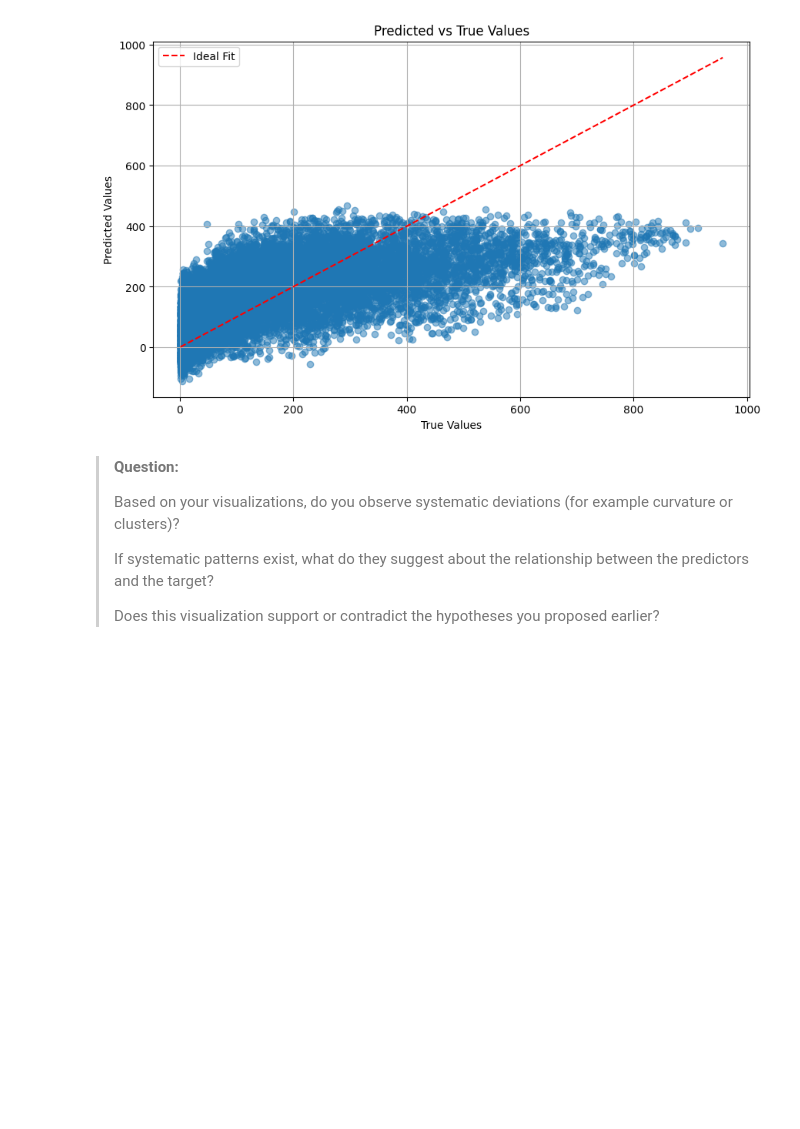
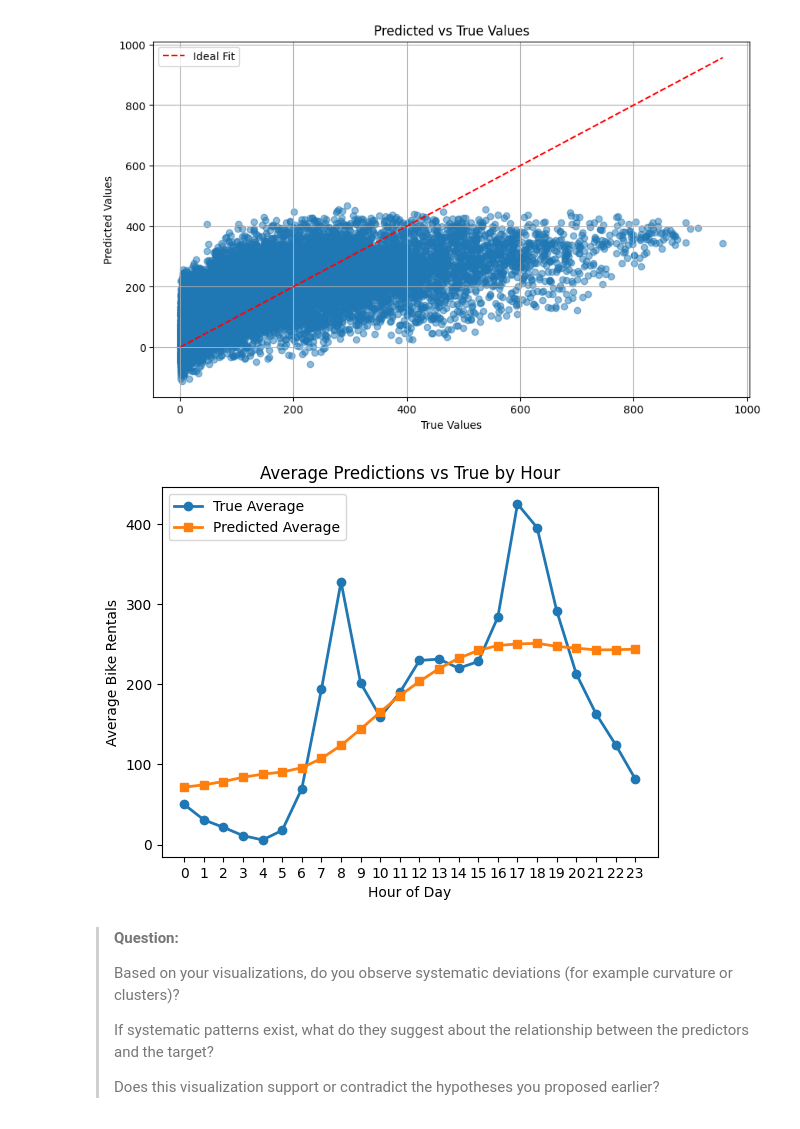
Before and after one commit to thidorta/mc886_bike-share, a Jupyter notebook: mc886_1s2026-assignment_1.ipynb, the cells around one changed output. Drawn from its saved outputs; the diff is of its cells as text; code cells hidden in the pictures; blank space fills up the shorter version.

```diff
--- a/mc886_1s2026-assignment_1.ipynb
+++ b/mc886_1s2026-assignment_1.ipynb
@@ -689,6 +713,21 @@ pred_vs_true_plot(y, y_pred)
 [figure]
 # %%
 # Explore more plots to analyze the predictions, e.g., predictions vs time, contribution of each feature to the predictions, etc.
+# %%
+# Agrupar e calcular média por hora
+hourly_true = train_df.groupby('hr')['cnt'].mean()
+hourly_pred = pd.Series(y_pred, index=train_df.index).groupby(train_df['hr']).mean()
+
+plt.plot(hourly_true.index, hourly_true.values, marker='o', label='True Average', linewidth=2)
+plt.plot(hourly_pred.index, hourly_pred.values, marker='s', label='Predicted Average', linewidth=2)
+plt.xlabel("Hour of Day")
+plt.ylabel("Average Bike Rentals")
+plt.legend()
+plt.title("Average Predictions vs True by Hour")
+plt.xticks(range(0, 24))
+plt.show()
+# %% [output]
+[figure, added]
 # %% [markdown]
 > **Question:**
 >
```
Also changed, not shown: parts of 20 cells of this notebook.
